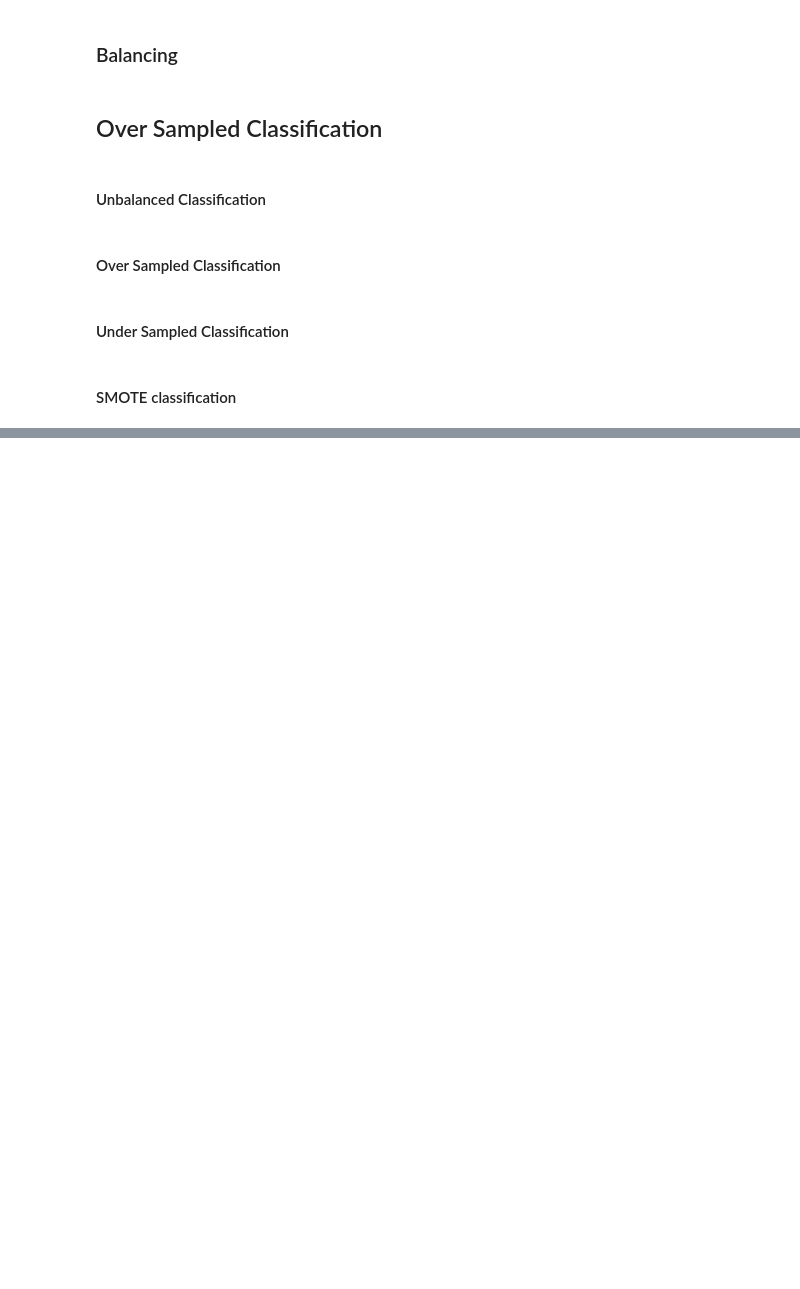
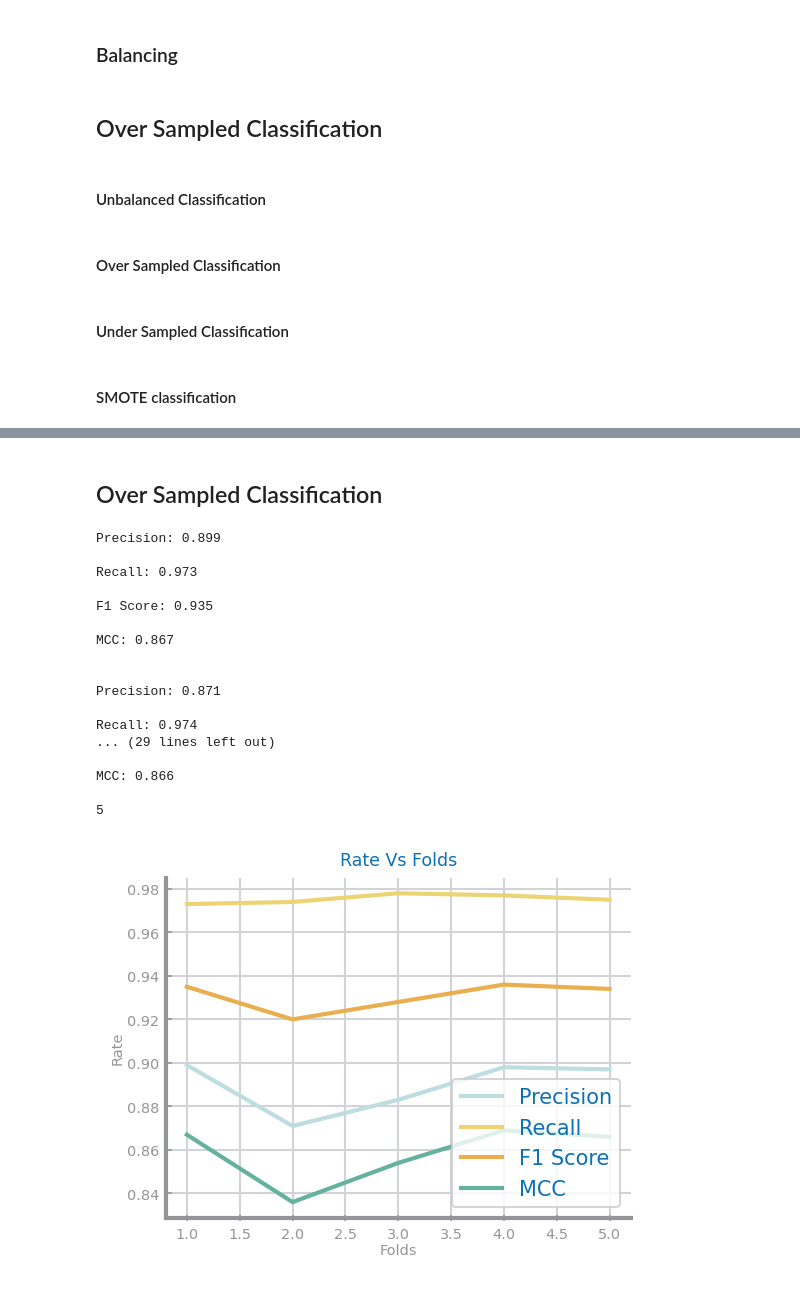
Before and after one commit to diogo-costa98/cdados, a Jupyter notebook: Lab6/Lab6_qsar_oral_toxicity.ipynb, the cells around one changed output, grey strips where cells are left out. Cells and saved outputs as stored; diff of their text form; code cells hidden in the pictures; blank space fills up the shorter version.

```diff
--- a/Lab6/Lab6_qsar_oral_toxicity.ipynb
+++ b/Lab6/Lab6_qsar_oral_toxicity.ipynb
@@ -120,0 +258,23 @@ labels = pd.unique(y)
+# %% [markdown]
+## Over Sampled Classification
+# %%
+logistic_regression_kfold(X,y_binary,num_splits_kfold=5, stratified=True)
+# %% [output]
+Precision: 0.899
+
+Recall: 0.973
+
+F1 Score: 0.935
+
+MCC: 0.867
+
+
+Precision: 0.871
+
+Recall: 0.974
+... (29 lines left out)
+
+MCC: 0.866
+
+5
+[figure, added]
```
Also changed, not shown: parts of 25 cells of this notebook.
